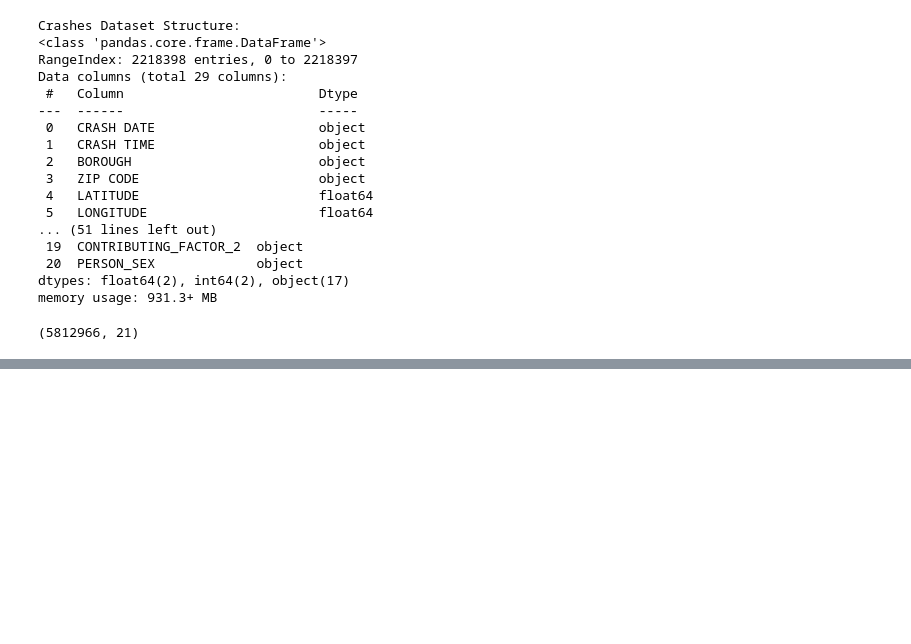
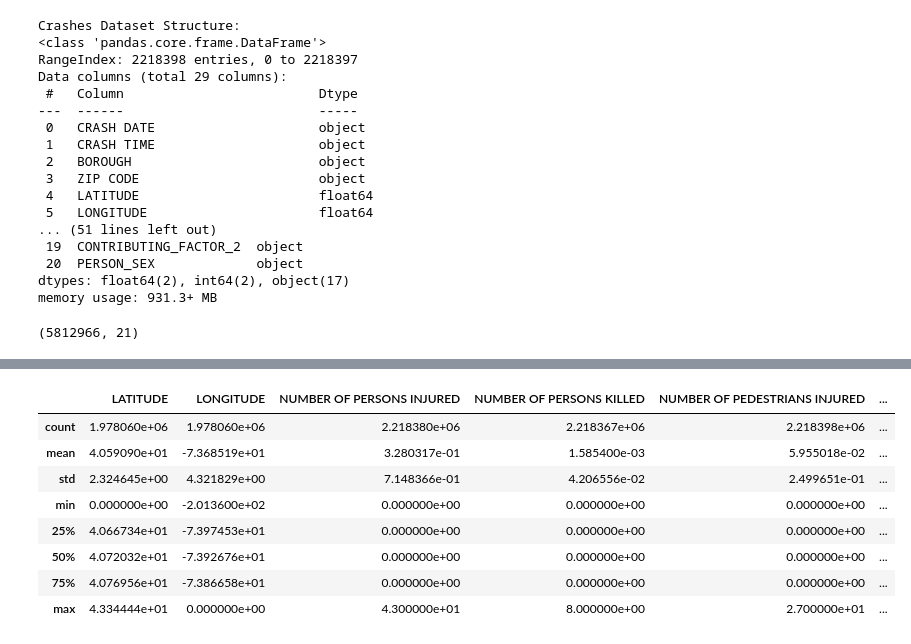
Before and after one commit to User-2rxeg/NYC-CrashLens, a Jupyter notebook: V1.ipynb, the cells around one changed output, grey strips where cells are left out. Cells and saved outputs as stored; diff of their text form; code cells hidden in the pictures; blank space fills up the shorter version.

```diff
--- a/V1.ipynb
+++ b/V1.ipynb
@@ -62,0 +100,12 @@ memory usage: 931.3+ MB
+# %%
+df_crashes.describe()
+# %% [output]
+|  | LATITUDE | LONGITUDE | NUMBER OF PERSONS INJURED | NUMBER OF PERSONS KILLED | NUMBER OF PEDESTRIANS INJURED | ... |
+| count | 1.978060e+06 | 1.978060e+06 | 2.218380e+06 | 2.218367e+06 | 2.218398e+06 | ... |
+| mean | 4.059090e+01 | -7.368519e+01 | 3.280317e-01 | 1.585400e-03 | 5.955018e-02 | ... |
+| std | 2.324645e+00 | 4.321829e+00 | 7.148366e-01 | 4.206556e-02 | 2.499651e-01 | ... |
+| min | 0.000000e+00 | -2.013600e+02 | 0.000000e+00 | 0.000000e+00 | 0.000000e+00 | ... |
+| 25% | 4.066734e+01 | -7.397453e+01 | 0.000000e+00 | 0.000000e+00 | 0.000000e+00 | ... |
+| 50% | 4.072032e+01 | -7.392676e+01 | 0.000000e+00 | 0.000000e+00 | 0.000000e+00 | ... |
+| 75% | 4.076956e+01 | -7.386658e+01 | 0.000000e+00 | 0.000000e+00 | 0.000000e+00 | ... |
+| max | 4.334444e+01 | 0.000000e+00 | 4.300000e+01 | 8.000000e+00 | 2.700000e+01 | ... |
```
Also changed, not shown: parts of 9 cells of this notebook.
